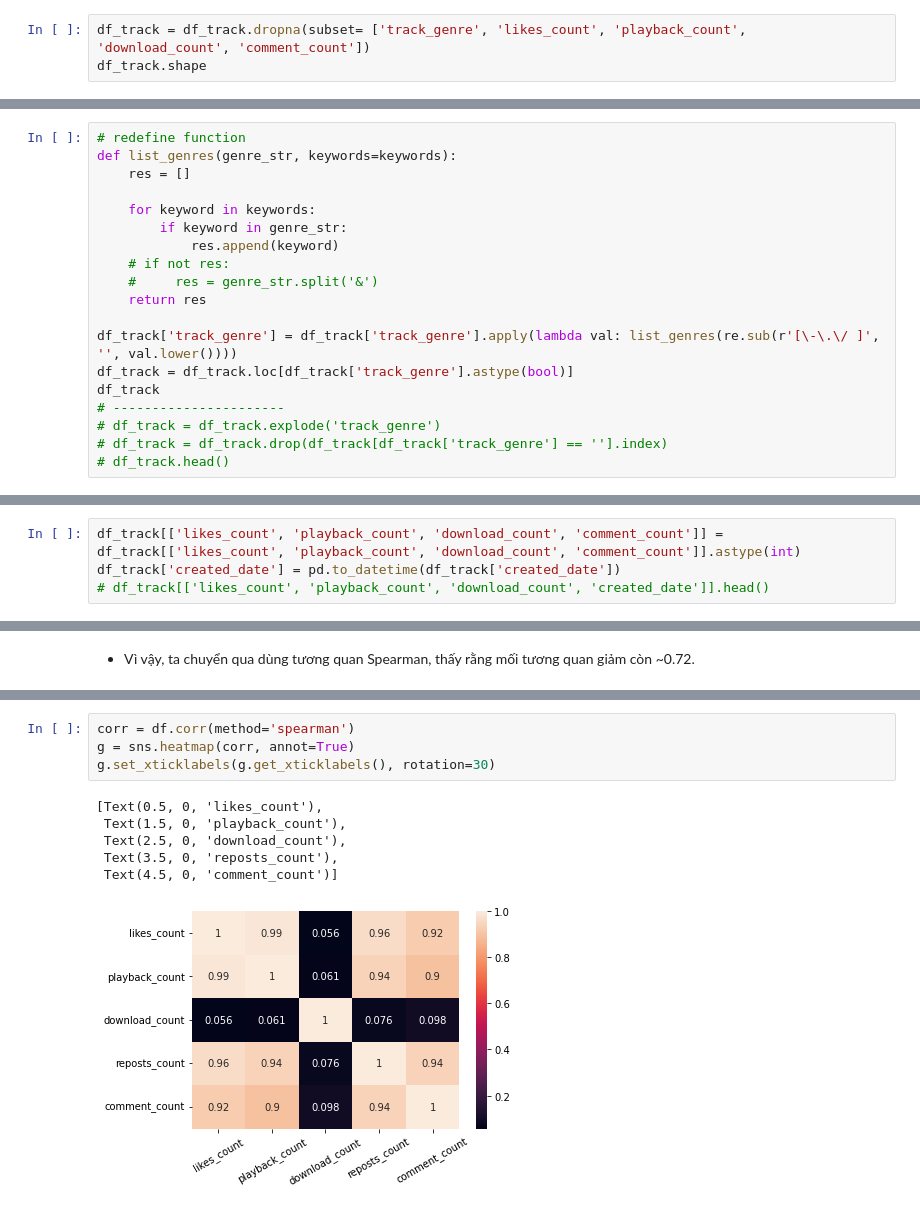
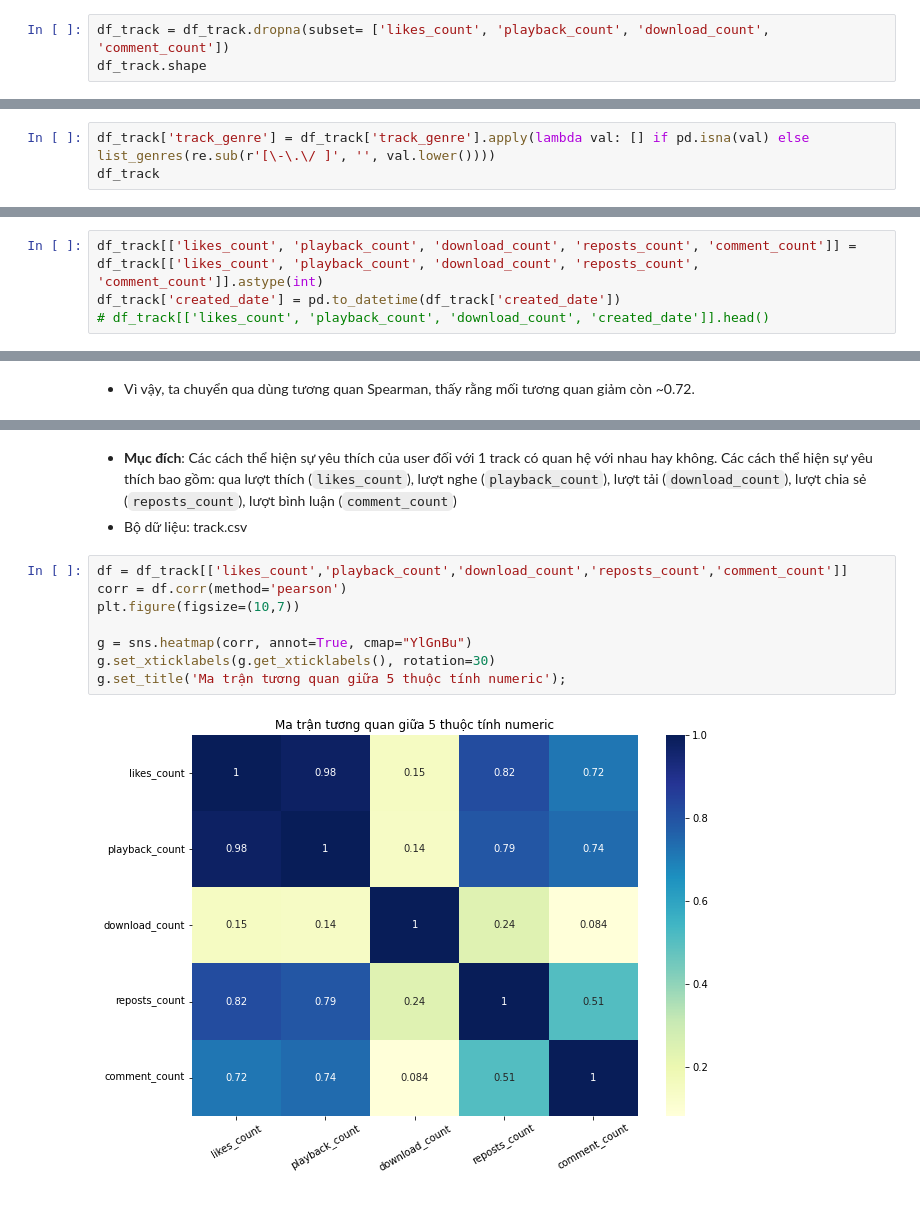
Before and after one commit to LeKiet258/DS-Project02-SoundCloud-Exploratory, a Jupyter notebook: Project_02.ipynb, the cells around one changed output, grey strips where cells are left out. Drawn from its saved outputs; the diff is of its cells as text.

```diff
--- a/Project_02.ipynb
+++ b/Project_02.ipynb
@@ -87,6 +91,6 @@ df_playlist.shape
 # %% [markdown]
 - File `track.csv`: tương tự với cách giải thích của `playlist.csv`, ta sẽ không xóa các dòng thiếu thuộc tính `track_genre`. Tuy nhiên sẽ xóa các dòng thiếu thuộc tính likes_count, playback_count, download_count vì đây là các thuộc tính numeric quan trọng cho bước khám phá dữ liệu sau này
 # %%
-df_track = df_track.dropna(subset= ['track_genre', 'likes_count', 'playback_count', 'download_count', 'comment_count'])
+df_track = df_track.dropna(subset= ['likes_count', 'playback_count', 'download_count', 'comment_count'])
 df_track.shape
 # %% [output]
@@ -162,21 +160,2 @@ df_playlist
 # %% [markdown]
 - Trong file `track.csv`, ta cũng đổi thể loại nhạc về thể loại nhạc được định nghĩa trong file keywords.txt
-# %%
-# redefine function
-def list_genres(genre_str, keywords=keywords):
-    res = []
-
-    for keyword in keywords:
-        if keyword in genre_str:
-            res.append(keyword)
-    # if not res:
-    #     res = genre_str.split('&')
-    return res
-
-df_track['track_genre'] = df_track['track_genre'].apply(lambda val: list_genres(re.sub(r'[\-\.\/ ]', '', val.lower())))
-df_track = df_track.loc[df_track['track_genre'].astype(bool)]
-df_track
-# ----------------------
-# df_track = df_track.explode('track_genre')
-# df_track = df_track.drop(df_track[df_track['track_genre'] == ''].index)
-# df_track.head()
@@ -196,0 +162,3 @@ df_track
+# %%
+df_track['track_genre'] = df_track['track_genre'].apply(lambda val: [] if pd.isna(val) else list_genres(re.sub(r'[\-\.\/ ]', '', val.lower())))
+df_track
@@ -205,7 +183,7 @@ df_playlist['track_ids'] = df_playlist['track_ids'].apply(lambda x: [int(item) f
     - Cần đổi kiểu dữ liệu của 2 cột `likes_count`, `playback_count`từ **float** sang **int**
     - Cần đổi kiểu dữ liệu của `created_date` sang kiểu **datetime**
 # %%
-df_track[['likes_count', 'playback_count', 'download_count', 'comment_count']] = df_track[['likes_count', 'playback_count', 'download_count', 'comment_count']].astype(int)
+df_track[['likes_count', 'playback_count', 'download_count', 'reposts_count', 'comment_count']] = df_track[['likes_count', 'playback_count', 'download_count', 'reposts_count', 'comment_count']].astype(int)
 df_track['created_date'] = pd.to_datetime(df_track['created_date'])
 # df_track[['likes_count', 'playback_count', 'download_count', 'created_date']].head()
 # %% [markdown]
@@ -544,11 +524,13 @@ df
+# %% [markdown]
+- **Mục đích**: Các cách thể hiện sự yêu thích của user đối với 1 track có quan hệ với nhau hay không. Các cách thể hiện sự yêu thích bao gồm: qua lượt thích (`likes_count`), lượt nghe (`playback_count`), lượt tải (`download_count`), lượt chia sẻ (`reposts_count`), lượt bình luận (`comment_count`)
+- Bộ dữ liệu: track.csv
 # %%
-corr = df.corr(method='spearman')
-g = sns.heatmap(corr, annot=True)
+df = df_track[['likes_count','playback_count','download_count','reposts_count','comment_count']]
+corr = df.corr(method='pearson')
+plt.figure(figsize=(10,7))
+
+g = sns.heatmap(corr, annot=True, cmap="YlGnBu")
 g.set_xticklabels(g.get_xticklabels(), rotation=30)
+g.set_title('Ma trận tương quan giữa 5 thuộc tính numeric');
 # %% [output]
-[Text(0.5, 0, 'likes_count'),
- Text(1.5, 0, 'playback_count'),
- Text(2.5, 0, 'download_count'),
- Text(3.5, 0, 'reposts_count'),
- Text(4.5, 0, 'comment_count')]
-[figure, old version]
+[figure, new version]
```
Also changed, not shown: parts of 63 cells of this notebook.
